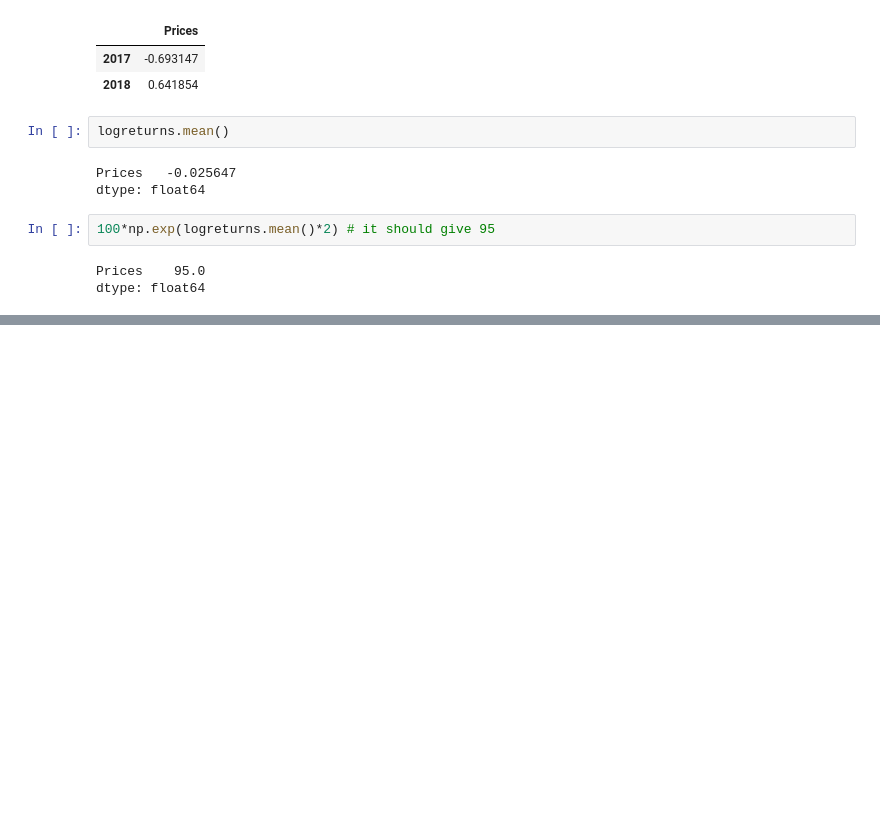
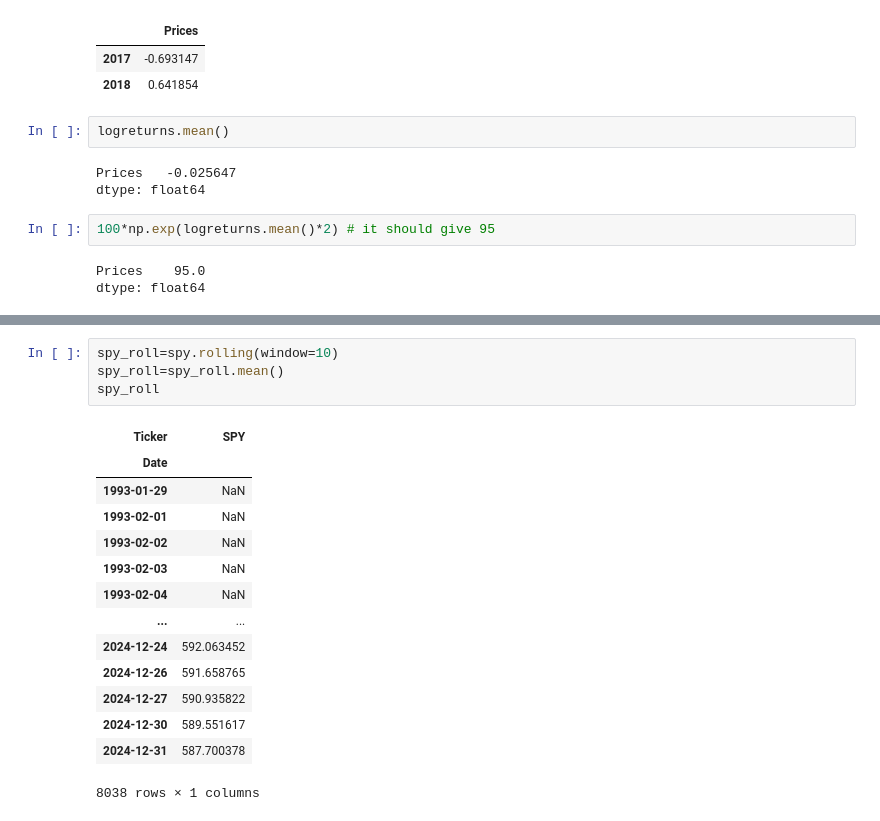
Before and after one commit to collochumba/machine_learning_manafrica, a Jupyter notebook: usd1.ipynb, the cells around one changed output, grey strips where cells are left out. Drawn from its saved outputs; the diff is of its cells as text; blank space fills up the shorter version.

Commit message:
rolling mean or moving average

```diff
--- a/usd1.ipynb
+++ b/usd1.ipynb
@@ -744,0 +806,19 @@ dtype: float64
+# %%
+spy_roll=spy.rolling(window=10)
+spy_roll=spy_roll.mean()
+spy_roll
+# %% [output]
+| Ticker | SPY |
+| Date |  |
+| 1993-01-29 | NaN |
+| 1993-02-01 | NaN |
+| 1993-02-02 | NaN |
+| 1993-02-03 | NaN |
+| 1993-02-04 | NaN |
+| ... | ... |
+| 2024-12-24 | 592.063452 |
+| 2024-12-26 | 591.658765 |
+| 2024-12-27 | 590.935822 |
+| 2024-12-30 | 589.551617 |
+| 2024-12-31 | 587.700378 |
+8038 rows × 1 columns
```
Also changed, not shown: parts of 53 cells of this notebook, 5 other files.
